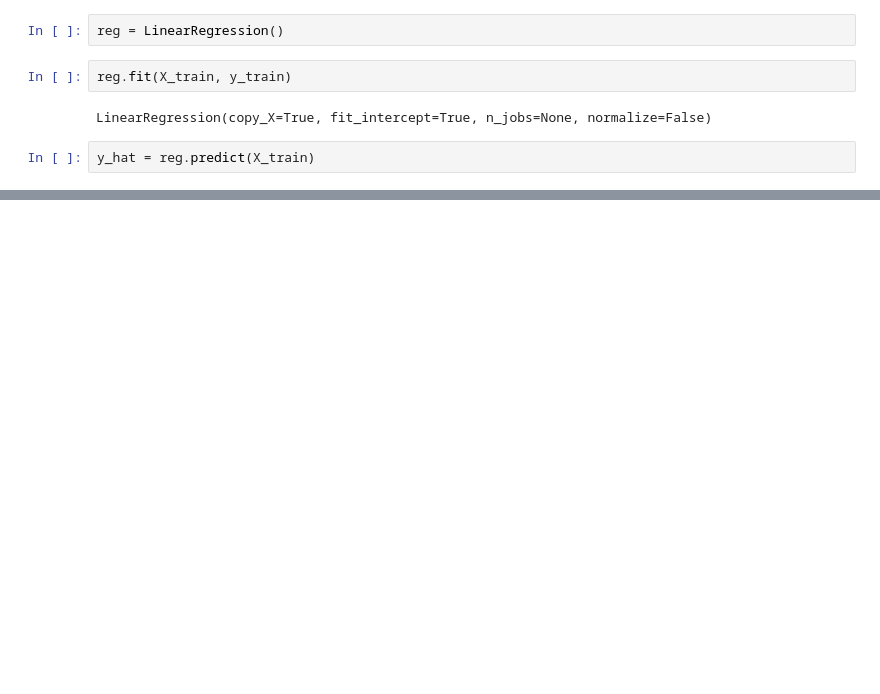
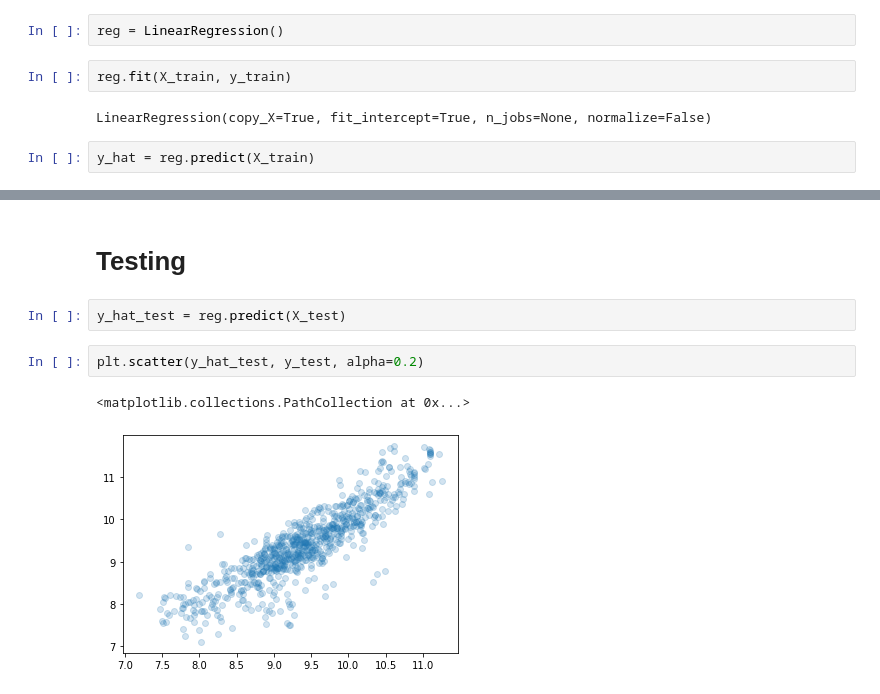
Before and after one commit to doumbiassa/portfolio2, a Jupyter notebook: re_exercise_udemy.ipynb, the cells around one changed output, grey strips where cells are left out. Cells and saved outputs as stored; diff of their text form; blank space fills up the shorter version.

```diff
--- a/re_exercise_udemy.ipynb
+++ b/re_exercise_udemy.ipynb
@@ -267,0 +307,9 @@ plt.scatter(y_hat, y_train)
+# %% [markdown]
+# Testing
+# %%
+y_hat_test = reg.predict(X_test)
+# %%
+plt.scatter(y_hat_test, y_test, alpha=0.2)
+# %% [output]
+<matplotlib.collections.PathCollection at 0x...>
+[figure, added]
```
Also changed, not shown: parts of 19 cells of this notebook.
